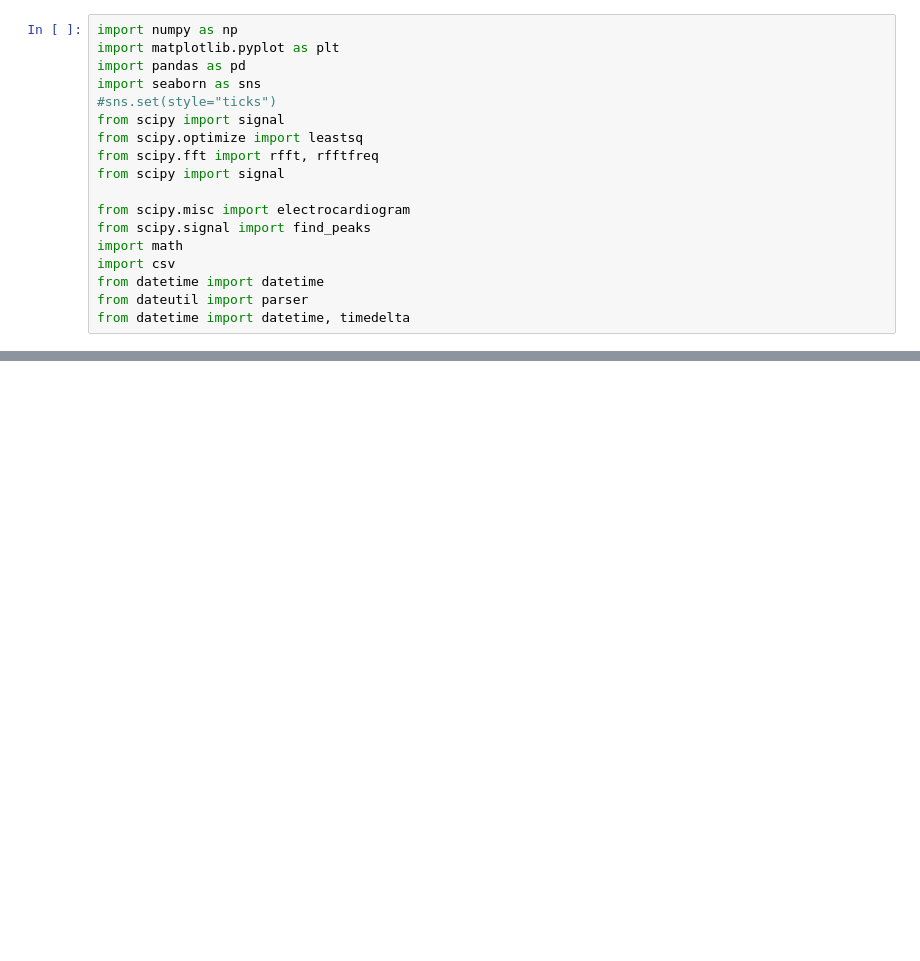
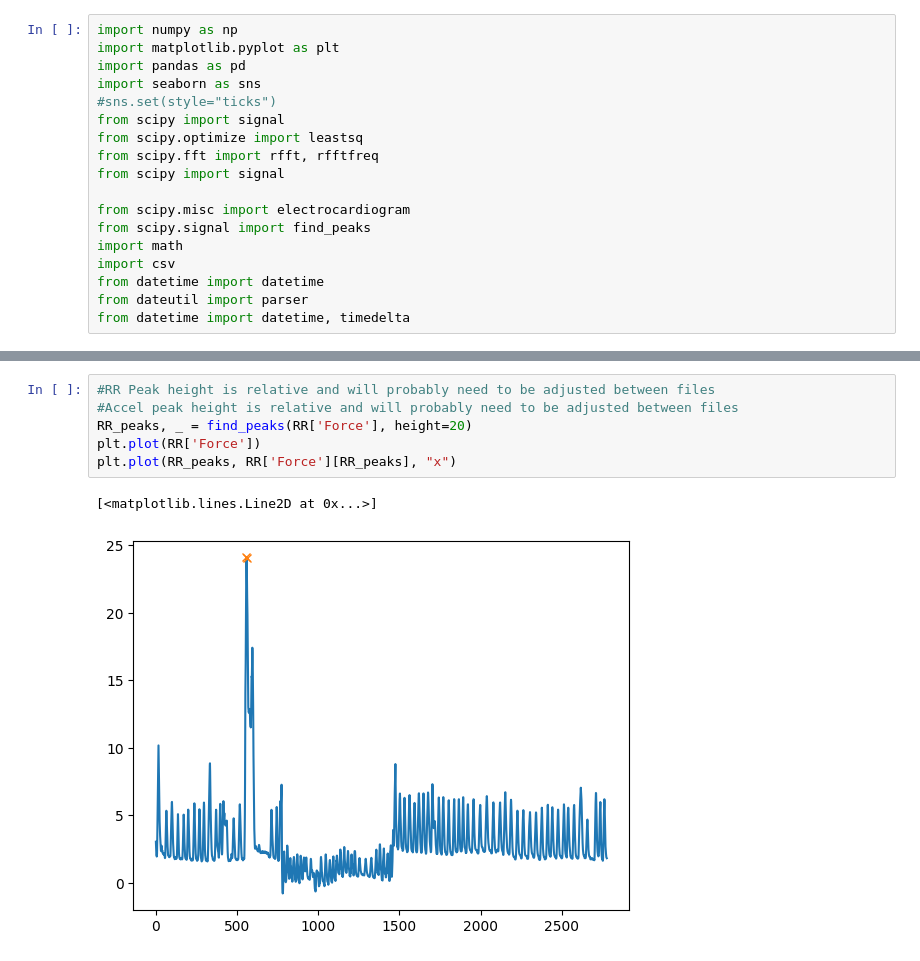
Before and after one commit to jkpersche/Footbit_files2, a Jupyter notebook: Lining_up_files.ipynb, the cells around one changed output, grey strips where cells are left out. Drawn from its saved outputs; the diff is of its cells as text; blank space fills up the shorter version.

```diff
--- a/Lining_up_files.ipynb
+++ b/Lining_up_files.ipynb
@@ -18,0 +94,9 @@ from datetime import datetime, timedelta
+# %%
+#RR Peak height is relative and will probably need to be adjusted between files
+#Accel peak height is relative and will probably need to be adjusted between files
+RR_peaks, _ = find_peaks(RR['Force'], height=20)
+plt.plot(RR['Force'])
+plt.plot(RR_peaks, RR['Force'][RR_peaks], "x")
+# %% [output]
+[<matplotlib.lines.Line2D at 0x...>]
+[figure, added]
```
Also changed, not shown: parts of 12 cells of this notebook, 25 other files.
